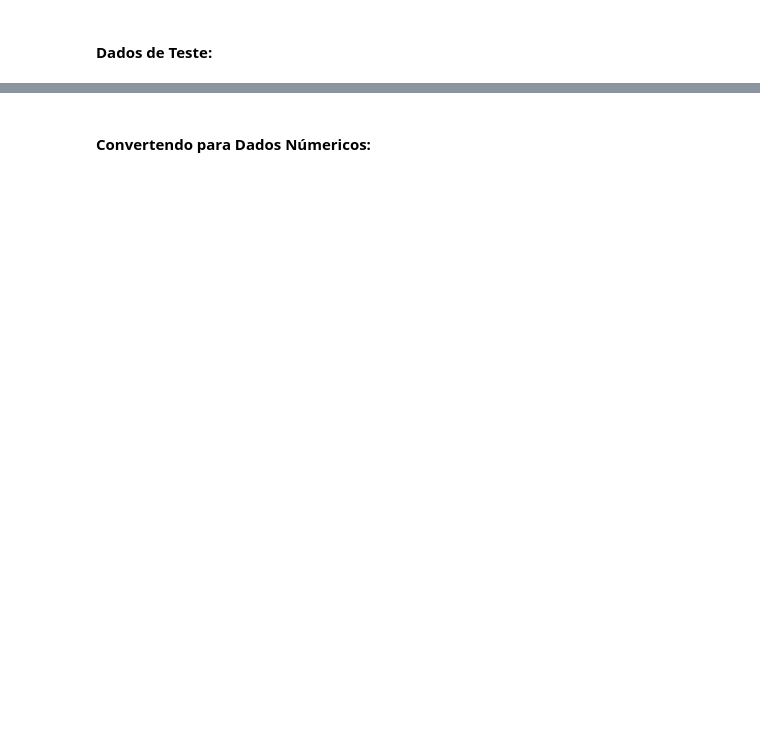
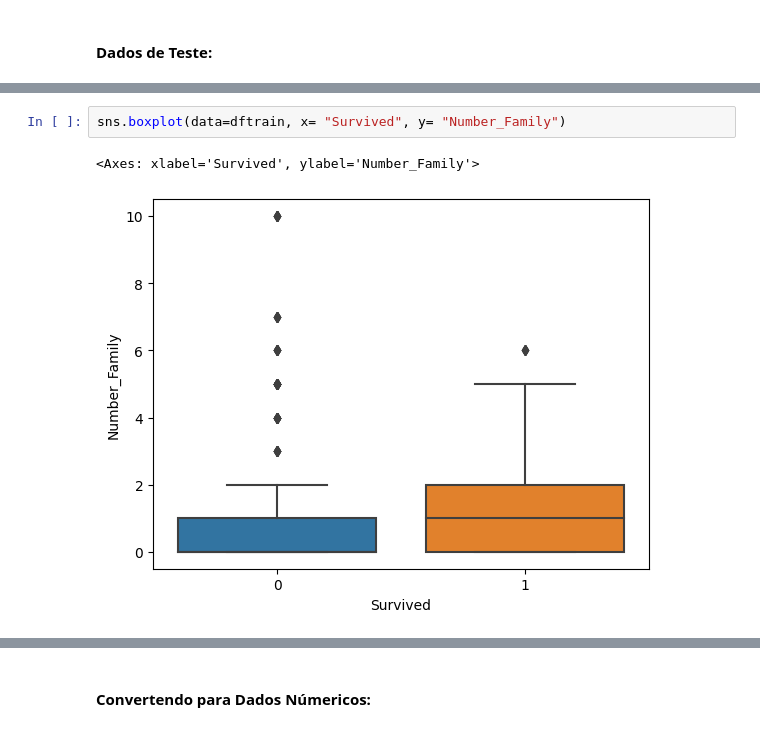
Before and after one commit to LUCASDNORONHA/Titanic-AprendizadodeMaquinacomDesastre, a Jupyter notebook: titanic-machinelearning-from-disaster.ipynb, the cells around one changed output, grey strips where cells are left out. Drawn from its saved outputs; the diff is of its cells as text; blank space fills up the shorter version.

```diff
--- a/titanic-machinelearning-from-disaster.ipynb
+++ b/titanic-machinelearning-from-disaster.ipynb
@@ -482,0 +543,5 @@ dftest['AgeXClass'] = dftest['Age'] * dftest['Pclass']
+# %%
+sns.boxplot(data=dftrain, x= "Survived", y= "Number_Family")
+# %% [output]
+<Axes: xlabel='Survived', ylabel='Number_Family'>
+[figure, added]
```
Also changed, not shown: parts of 57 cells of this notebook.
